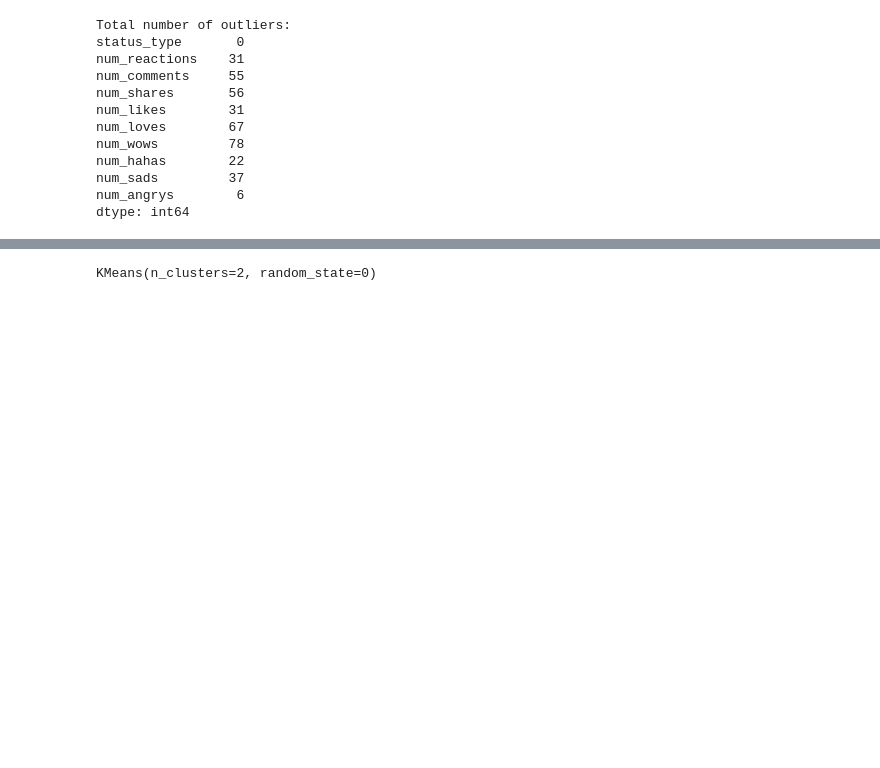
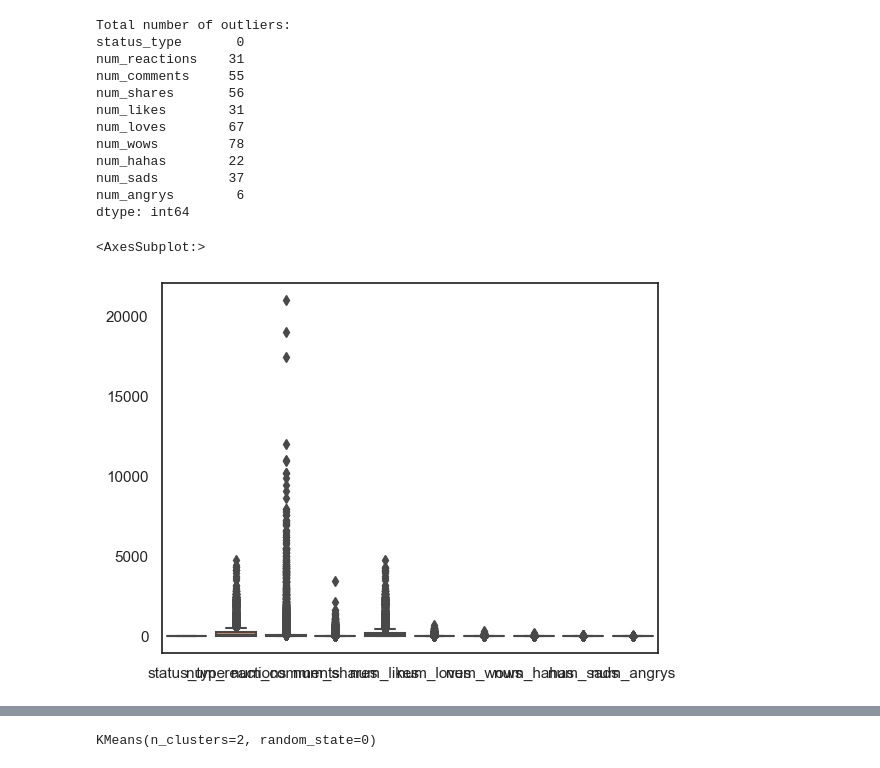
Before and after one commit to Likimeya/Algoritmos_de_aprendizaje_no_suvervisados_agrupacion, a Jupyter notebook: Tasca M8 T01.ipynb, the cells around one changed output, grey strips where cells are left out. Cells and saved outputs as stored; diff of their text form; code cells hidden in the pictures; blank space fills up the shorter version.

```diff
--- a/Tasca M8 T01.ipynb
+++ b/Tasca M8 T01.ipynb
@@ -168,6 +178,0 @@ X.head()
-# %%
-# label encoding to convert the status_type to numerical data
-
-le=LabelEncoder()
-df['status_type']=le.fit_transform(df['status_type'])
-df
@@ -271,6 +262,11 @@ num_hahas        22
 num_sads         37
 num_angrys        6
 dtype: int64
+# %%
+sns.boxplot(data=df)
+# %% [output]
+<AxesSubplot:>
+[figure, added]
 # %%
 cols = X.columns
 # %%
```
Also changed, not shown: parts of 33 cells of this notebook.
